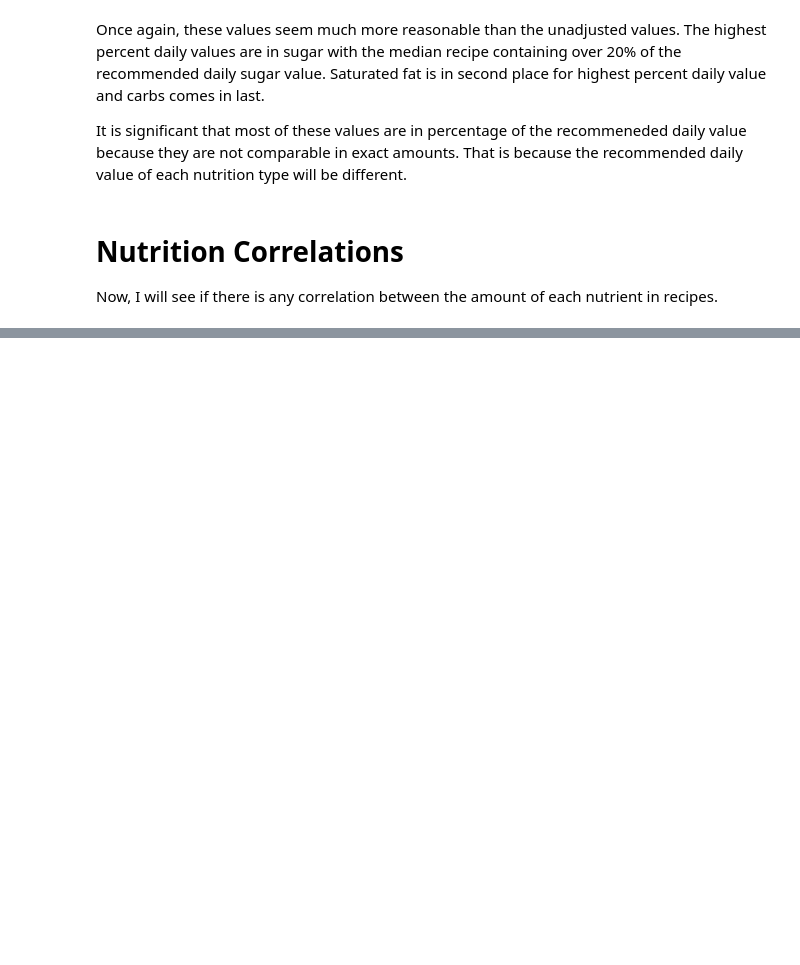
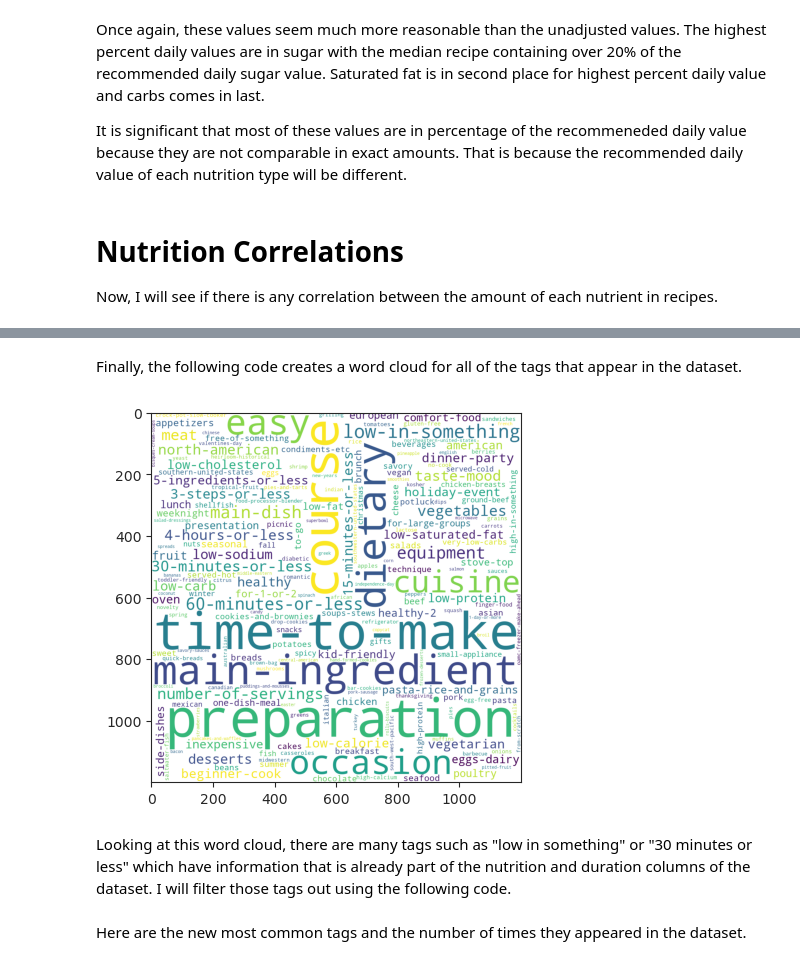
Before and after one commit to jlombino/RecipeEngine, a Jupyter notebook: Recipe_EDA.ipynb, the cells around one changed output, grey strips where cells are left out. Cells and saved outputs as stored; diff of their text form; code cells hidden in the pictures; blank space fills up the shorter version.

```diff
--- a/Recipe_EDA.ipynb
+++ b/Recipe_EDA.ipynb
@@ -495,0 +605,5 @@ There are some significant correlations between the nutrients. For example, the
+# %%
+tags = raw_recipes['tags'].fillna('blank').astype('str')
+tag_tokens = tokenizer.tokenize(text=tags.str.cat(sep=' '))
+filtered_tag_tokens = [token for token in tag_tokens if token not in stop
+                      and token not in [', ','] [']]
@@ -495,0 +612,3 @@ There are some significant correlations between the nutrients. For example, the
+# %%
+tag_freq = nltk.FreqDist(filtered_tag_tokens)
+tag_freq.most_common(20)
@@ -495,0 +636,10 @@ There are some significant correlations between the nutrients. For example, the
+# %% [markdown]
+Finally, the following code creates a word cloud for all of the tags that appear in the dataset.
+# %%
+tag_cloud = WordCloud(background_color="white",width=1200,
+                        height=1200).generate_from_frequencies(dict(tag_freq))
+plt.imshow(tag_cloud);
+# %% [output]
+[figure, added]
+# %% [markdown]
+Looking at this word cloud, there are many tags such as "low in something" or "30 minutes or less" which have information that is already part of the nutrition and duration columns of the dataset. I will filter those tags out using the following code.
@@ -495,0 +649,2 @@ There are some significant correlations between the nutrients. For example, the
+# %% [markdown]
+Here are the new most common tags and the number of times they appeared in the dataset.
```
Also changed, not shown: parts of 67 cells of this notebook.
